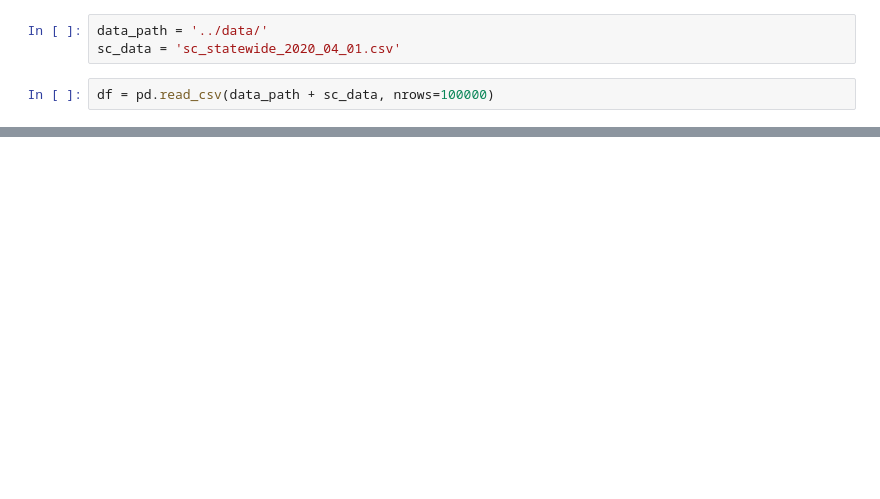
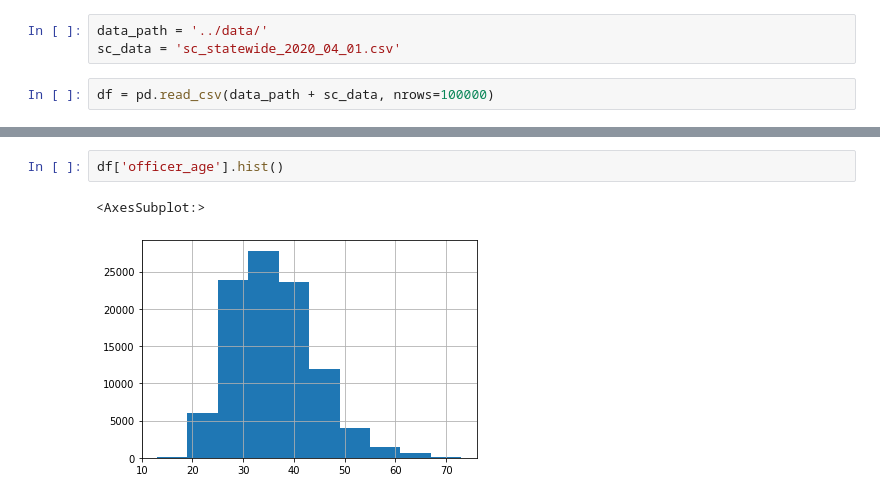
Before and after one commit to plotguy/police_stops_analysis, a Jupyter notebook: analysis/analysis_0.ipynb, the cells around one changed output, grey strips where cells are left out. Cells and saved outputs as stored; diff of their text form; blank space fills up the shorter version.

```diff
--- a/analysis/analysis_0.ipynb
+++ b/analysis/analysis_0.ipynb
@@ -19,0 +36,5 @@ df.head()
+# %%
+df['officer_age'].hist()
+# %% [output]
+<AxesSubplot:>
+[figure, added]
```
Also changed, not shown: parts of 6 cells of this notebook.
